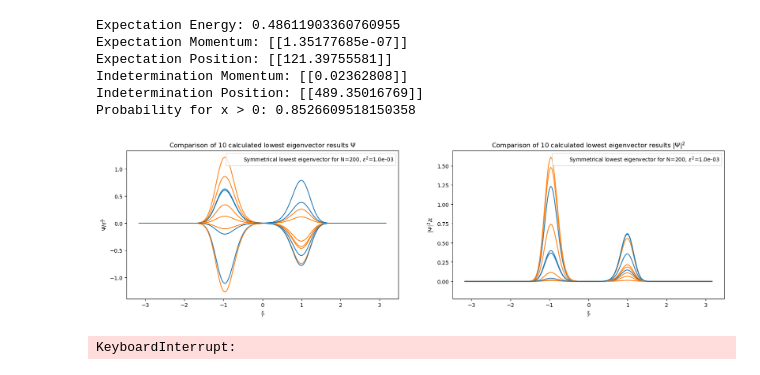
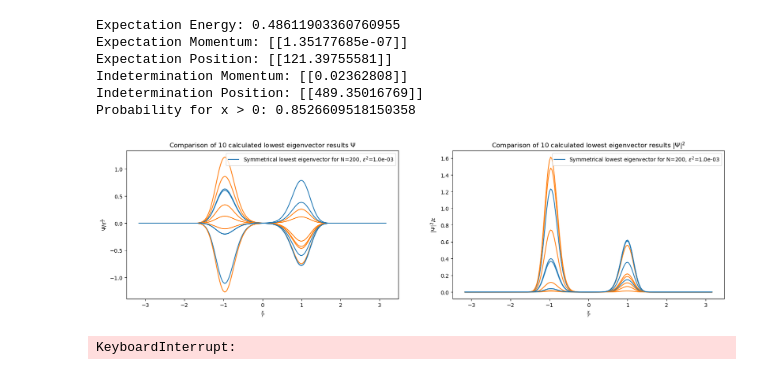
Before and after one commit to Quanta-Dan/comp_phys, a Jupyter notebook: ground_state.ipynb, the cells around one changed output. Drawn from its saved outputs; the diff is of its cells as text; code cells hidden in the pictures.

Commit message:
changed graph color

```diff
--- a/ground_state.ipynb
+++ b/ground_state.ipynb
@@ -105,38 +105,38 @@ epsilon = np.sqrt(epsilon_2)
 functions.N = N
 functions.D = D
 functions.mu = mu
 functions.epsilon = np.sqrt(epsilon_2)
 functions.epsilon_2 = epsilon_2
 fig, (ax1, ax2) = plt.subplots(1, 2, figsize=(20, 5))
 legend1 = ax1.get_legend()
 legend2 = ax2.get_legend()
 ax1.set_title(fr'Comparison of {len(lowest_EigVector_list)} calculated lowest eigenvector results $\Psi$')
 ax2.set_title(fr'Comparison of {len(lowest_EigVector_list)} calculated lowest eigenvector results $|\Psi|^{2}$')
 ax1.set_xlabel(r"$\frac{x}{r}$")
 ax2.set_xlabel(r"$\frac{x}{r}$")
 ax1.set_ylabel(r"$\Psi/ \varepsilon^{\frac{1}{2}}$")
 ax2.set_ylabel(r"$|\Psi|^{2}/ \varepsilon$")
 x_axis = np.linspace(-N/2,N/2,N)
 x_axis= x_axis*epsilon
 for lowest_EigVector in lowest_EigVector_list:
     if np.sum(lowest_EigVector[:int(N/2)])<=0 and np.sum(lowest_EigVector[int(N/2):])<=0 or np.sum(lowest_EigVector[:int(N/2)])>=0 and np.sum(lowest_EigVector[int(N/2):])>=0:
         #x_expected = (expectation_position(lowest_EigVector)-N/2)*epsilon
         #x_indetermination = (indetermination_position(lowest_EigVector)-N/2)*epsilon
-        ax1.plot(x_axis,lowest_EigVector/epsilon**(0.5),color='C0')
+        ax1.plot(x_axis,lowest_EigVector.real/epsilon**(0.5),color='C0')
         ax2.plot(x_axis,lowest_EigVector.real**2/epsilon,color='C0')
     else:
-        ax1.plot(x_axis,lowest_EigVector/epsilon**(0.5),color='C1')
+        ax1.plot(x_axis,lowest_EigVector.real/epsilon**(0.5),color='C1')
         ax2.plot(x_axis,lowest_EigVector.real**2/epsilon,color='C1')
         #plt.axvline(x=x_expected, color='red', linestyle='-', label='Expectation Position')
-ax1.plot(x_axis,lowest_EigVector, color = 'none', label = fr'Symmetrical lowest eigenvector for N={N}, $\epsilon^{2}$={epsilon_2:.1e}')
-ax2.plot(x_axis,lowest_EigVector, color = 'none',  label = fr'Symmetrical lowest eigenvector for N={N}, $\epsilon^{2}$={epsilon_2:.1e}')
+ax1.plot(x_axis,lowest_EigVector/epsilon**(0.5), color = 'C0', label = fr'Symmetrical lowest eigenvector for N={N}, $\epsilon^{2}$={epsilon_2:.1e}')
+ax2.plot(x_axis,lowest_EigVector.real**2/epsilon, color = 'C0',  label = fr'Symmetrical lowest eigenvector for N={N}, $\epsilon^{2}$={epsilon_2:.1e}')
 # ax2.plot(x_axis,lowest_EigVector.real**2/epsilon, color='k',label = fr'Lowest eigenvector for N={N}, $\epsilon^{2}$={epsilon_2:.1e}')
 # ax2.plot(x_axis,lowest_EigVector.real**2/epsilon, color='k',label = fr'Lowest eigenvector for N={N}, $\epsilon^{2}$={epsilon_2:.1e}')
 ax1.legend(loc='upper right')
 ax2.legend(loc='upper right')
 plt.show()
 # %% [output]
-[figure, old version]
+[figure, new version]
 # %%
 import functions
 from functions import *
```
